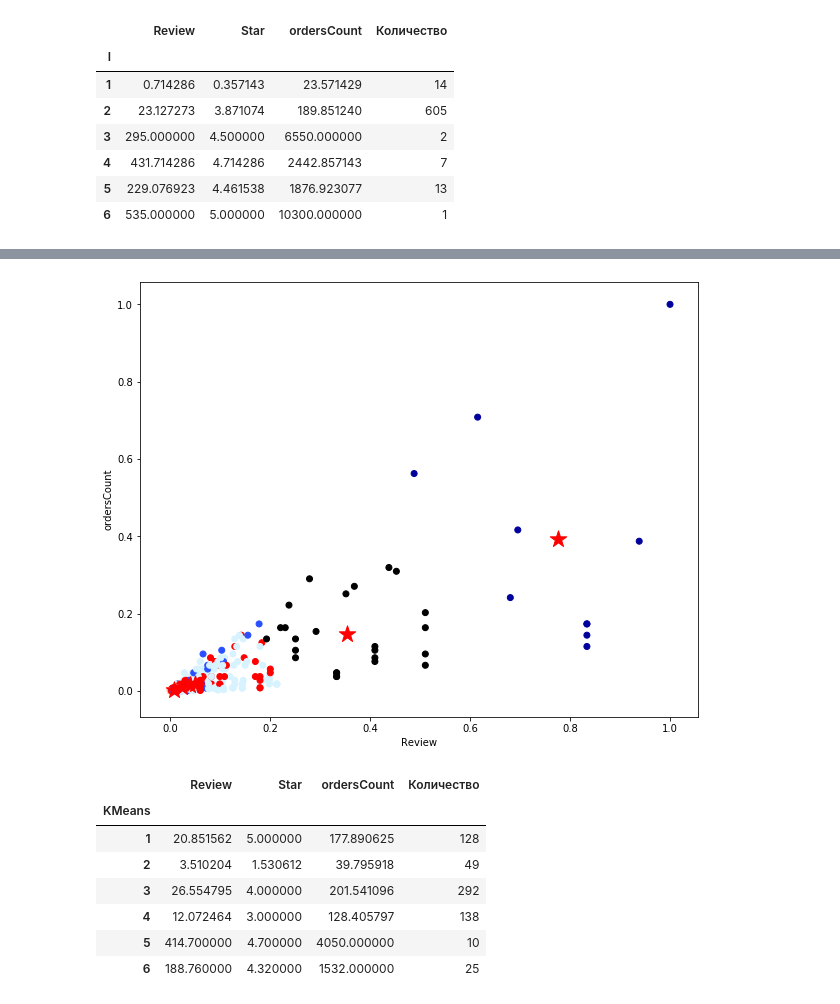
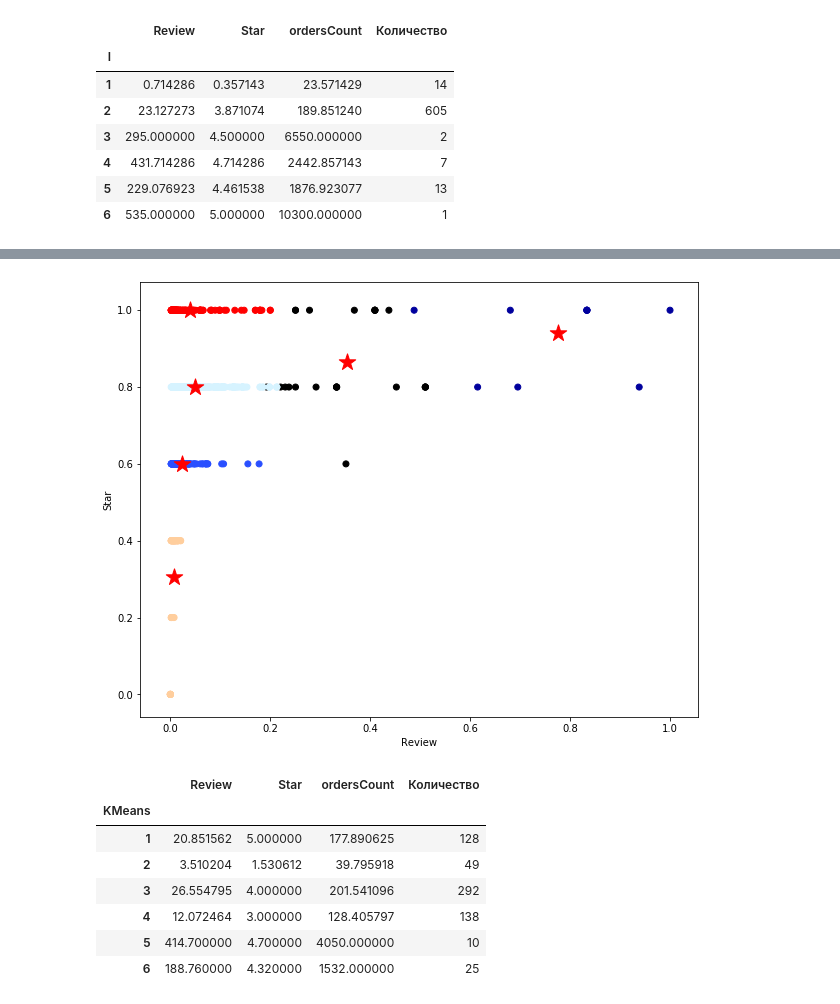
Before and after one commit to mark-in80/DataEngineering, a Jupyter notebook: ClusterizationShop.ipynb, the cells around one changed output, grey strips where cells are left out. Cells and saved outputs as stored; diff of their text form; code cells hidden in the pictures.

```diff
--- a/ClusterizationShop.ipynb
+++ b/ClusterizationShop.ipynb
@@ -255,17 +249,17 @@ array([3, 4, 6, 6, 6, 3, 1, 3, 3, 6, 1, 6, 4, 3, 1, 3, 3, 3, 2, 3, 4, 4,
        4, 1, 1, 4], dtype=int32)
 # %%
 x=0 # Чтобы построить диаграмму в разных осях, меняйте номера столбцов
-y=2 #
+y=1 #
 centroids = km.cluster_centers_
 plt.figure(figsize=(10, 8))
 plt.scatter(dataNorm[:,x], dataNorm[:,y], c=km.labels_, cmap='flag')
 plt.scatter(centroids[:, x], centroids[:, y], marker='*', s=300,
             c='r', label='centroid')
 plt.xlabel(col[x])
 plt.ylabel(col[y]);
 plt.show()
 # %% [output]
-[figure, old version]
+[figure, new version]
 # %%
 # к оригинальным данным добавляем номера кластеров
 df['KMeans']=km.labels_+1
```
Also changed, not shown: parts of 2 cells of this notebook.
